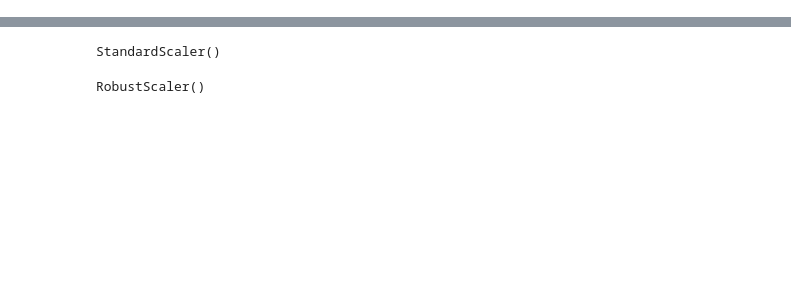
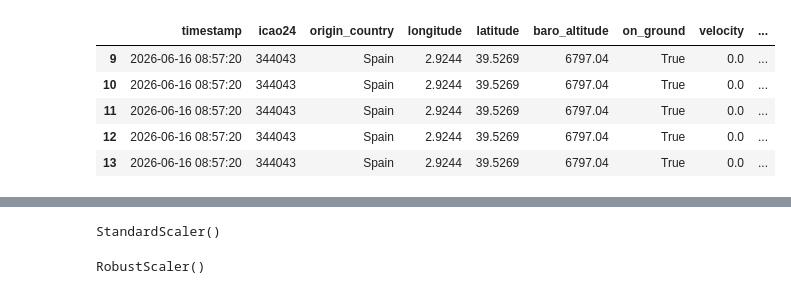
Before and after one commit to yashdeshpandex1/Serenair-Flight-Trajectory-Prediction, a Jupyter notebook: preprocessing/verify.ipynb, the cells around one changed output, grey strips where cells are left out. Drawn from its saved outputs; the diff is of its cells as text; code cells hidden in the pictures; blank space fills up the shorter version.

```diff
--- a/preprocessing/verify.ipynb
+++ b/preprocessing/verify.ipynb
@@ -36,4 +36,15 @@ bearing              0
 dtype: int64
 # %%
 df_test = sort_values(df_test)
-df_test = clean_df(df_test)
+df_clean = clean_df(df_test)
+# %%
+df_clean['timestamp'] = pd.to_datetime(df_clean['timestamp'], unit='s')
+
+center_lat = df_clean['latitude'].mean()
+center_lon = df_clean['longitude'].mean()
+start_date = df_clean['timestamp'].min().strftime('%Y-%m-%d')
+end_date = (df_clean['timestamp'].max() + pd.Timedelta(days=1)).strftime('%Y-%m-%d')
+
+df_weather = get_weather_data(center_lat, center_lon,
+                              start_date, end_date)
+df_clean = integrate_weather_data(df_clean, df_weather)
@@ -40 +56,10 @@ df_test = clean_df(df_test)
+# %%
+df_clean.head()
+# %% [output]
+|  | timestamp | icao24 | origin_country | longitude | latitude | baro_altitude | on_ground | velocity | ... |
+| 9 | 2026-06-16 08:57:20 | 344043 | Spain | 2.9244 | 39.5269 | 6797.04 | True | 0.0 | ... |
+| 10 | 2026-06-16 08:57:20 | 344043 | Spain | 2.9244 | 39.5269 | 6797.04 | True | 0.0 | ... |
+| 11 | 2026-06-16 08:57:20 | 344043 | Spain | 2.9244 | 39.5269 | 6797.04 | True | 0.0 | ... |
+| 12 | 2026-06-16 08:57:20 | 344043 | Spain | 2.9244 | 39.5269 | 6797.04 | True | 0.0 | ... |
+| 13 | 2026-06-16 08:57:20 | 344043 | Spain | 2.9244 | 39.5269 | 6797.04 | True | 0.0 | ... |
 # %%
```
Also changed, not shown: parts of 5 cells of this notebook, 5 other files.
